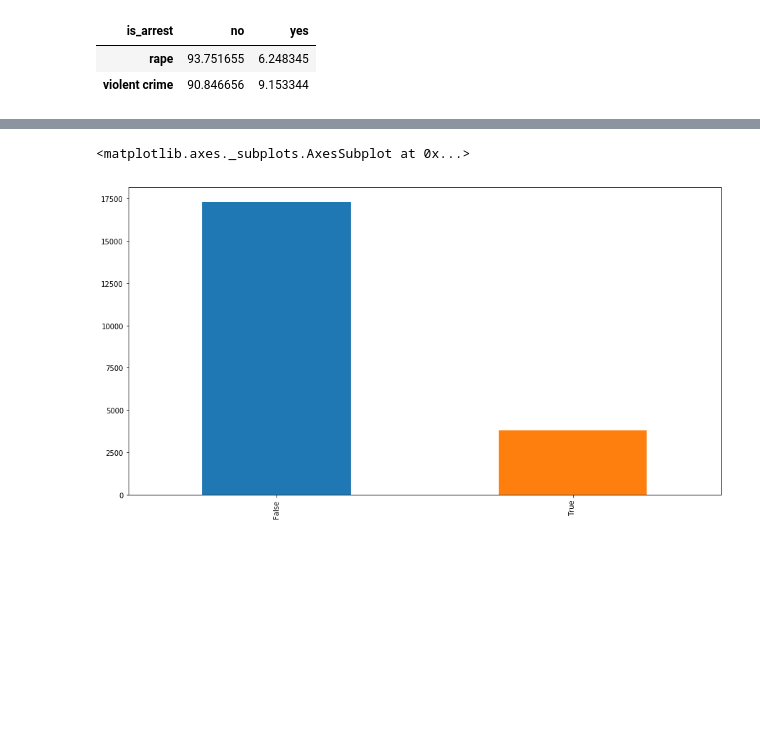
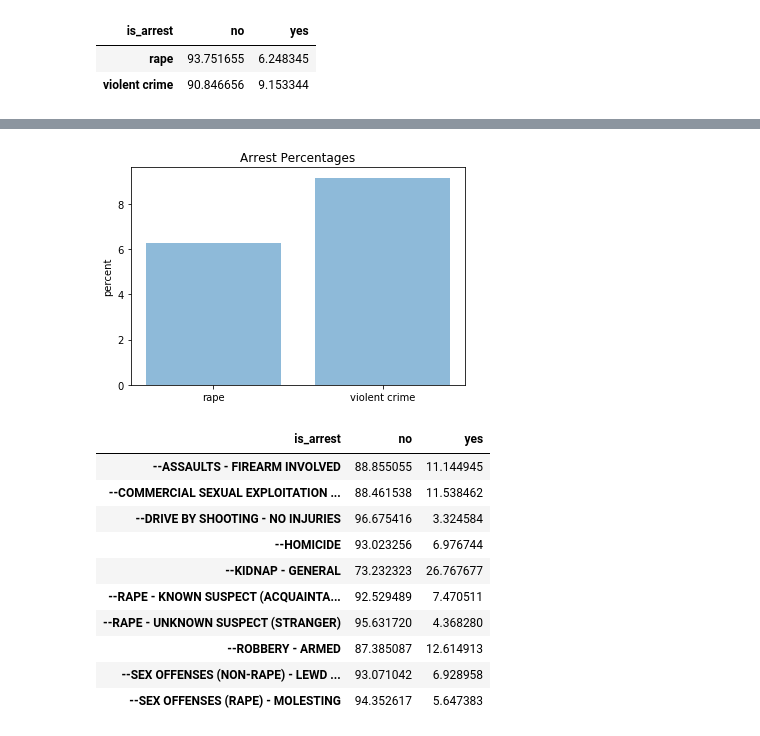
Before and after one commit to teacupwoozy/spd_notebook_archive, a Jupyter notebook: spd_notebook/2010-2018_sexcrimes_violentcrimes_percentages.ipynb, the cells around one changed output, grey strips where cells are left out. Drawn from its saved outputs; the diff is of its cells as text; code cells hidden in the pictures; blank space fills up the shorter version.

```diff
--- a/spd_notebook/2010-2018_sexcrimes_violentcrimes_percentages.ipynb
+++ b/spd_notebook/2010-2018_sexcrimes_violentcrimes_percentages.ipynb
@@ -197,16 +174,14 @@ data['is_arrest'].groupby(data.final_call_type).sum().plot(kind='bar')
 # %%
+# Use crosstab to return value counts
+# Reference: https://colab.research.google.com/drive/1VtMSdMy396U6BGVdz2qRsgRveYW9uTHi#scrollTo=FVB-Gc0lAH1W
 
-
-data_percent = pd.crosstab(data.crime_type,data.is_arrest,
+arrest_percent = pd.crosstab(data.crime_type,data.is_arrest,
                           normalize = 'index').rename_axis(None)
 
+# Multiply all percentages by 100 for graphing.
+arrest_percent *= 100
 
-# Multiply all percentages by 100 for graphing.
-data_percent *= 100
-
-
-
-data_percent
+arrest_percent
 # %% [output]
 | is_arrest | no | yes |
 | rape | 93.751655 | 6.248345 |
@@ -248,5 +189,29 @@ data_percent
-# %%
-pd.value_counts(data.is_rape).plot.bar(figsize=(15,8))
-# %% [output]
-<matplotlib.axes._subplots.AxesSubplot at 0x...>
-[figure, removed]
+# %%
+# Plot only arrests as bar graph.
+plt.bar(arrest_percent.index, arrest_percent.yes, align='center', alpha=0.5)
+plt.ylabel('percent')
+plt.title('Arrest Percentages')
+
+plt.show()
+# %% [output]
+[figure, added]
+# %%
+# Create crosstab to view all arrests by call type
+
+all_calls_arrest = pd.crosstab(data.final_call_type,data.is_arrest,
+                          normalize = 'index').rename_axis(None)
+all_calls_arrest *= 100
+
+all_calls_arrest
+# %% [output]
+| is_arrest | no | yes |
+| --ASSAULTS - FIREARM INVOLVED | 88.855055 | 11.144945 |
+| --COMMERCIAL SEXUAL EXPLOITATION ... | 88.461538 | 11.538462 |
+| --DRIVE BY SHOOTING - NO INJURIES | 96.675416 | 3.324584 |
+| --HOMICIDE | 93.023256 | 6.976744 |
+| --KIDNAP - GENERAL | 73.232323 | 26.767677 |
+| --RAPE - KNOWN SUSPECT (ACQUAINTA... | 92.529489 | 7.470511 |
+| --RAPE - UNKNOWN SUSPECT (STRANGER) | 95.631720 | 4.368280 |
+| --ROBBERY - ARMED | 87.385087 | 12.614913 |
+| --SEX OFFENSES (NON-RAPE) - LEWD ... | 93.071042 | 6.928958 |
+| --SEX OFFENSES (RAPE) - MOLESTING | 94.352617 | 5.647383 |
```
Also changed, not shown: parts of 10 cells of this notebook.
